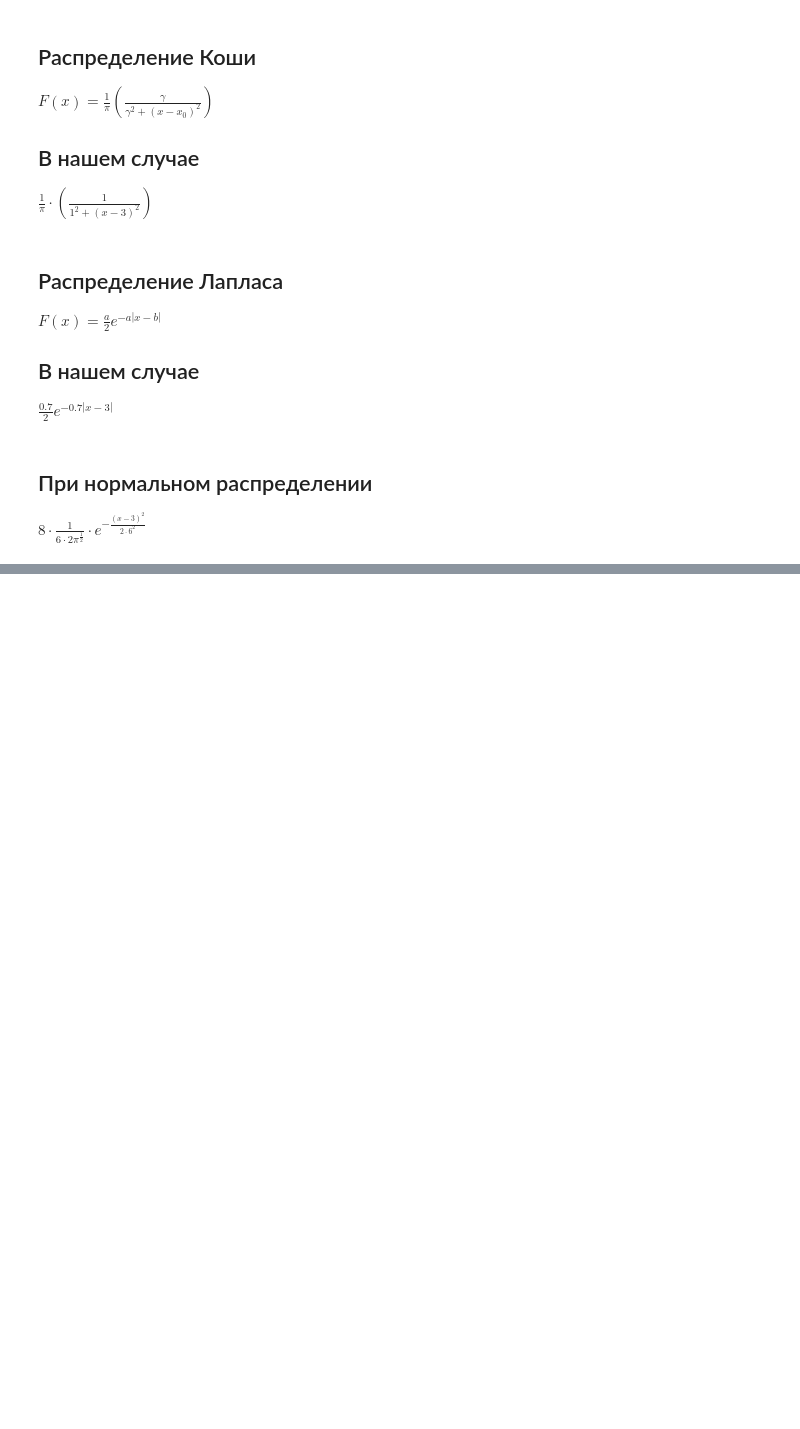
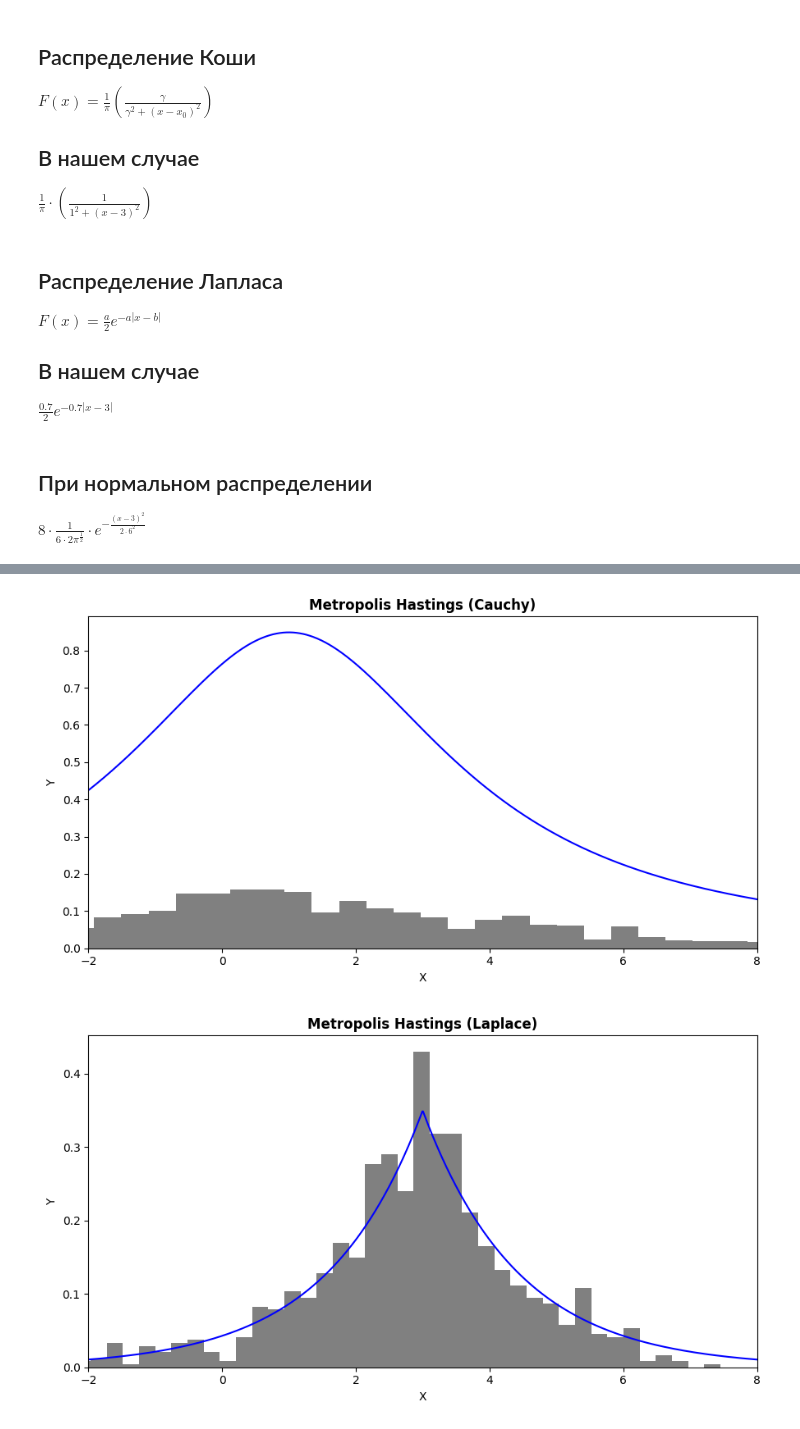
Before and after one commit to GitGood2000/114M_AI, a Jupyter notebook: LAB_07/Lab07.ipynb, the cells around one changed output, grey strips where cells are left out. Cells and saved outputs as stored; diff of their text form; code cells hidden in the pictures; blank space fills up the shorter version.

```diff
--- a/LAB_07/Lab07.ipynb
+++ b/LAB_07/Lab07.ipynb
@@ -54,0 +136,67 @@ $8\cdot\frac{1}{6\cdot2\pi^{\frac{1}{2}}}\cdot e^{-\frac{\left(x-3\right)^2}{2\c
+# %%
+def Metr_Hast(n,f,x0):
+    '''
+    Реализация Metropolis Hastings
+    N - количество точек (int)
+    f - функция
+    x0 - начальная точка
+    выводит плотность точек на координату...?
+    '''
+
+    x=[x0]
+    while len(x) < n:
+        x_prev = x[-1]
+        x_next = np.random.normal(x_prev)
+        ratio = f(x_next)/f(x_prev)
+        if np.random.rand() < ratio:
+            x.append(x_next)
+        else:
+            x.append(x_prev)
+    return x
+# %%
+# Изобразим график 1
+x = np.linspace(min, max, grid_points)
+y = Cauchy(x)
+
+MH_x = Metr_Hast(1000, Cauchy, 1)
+
+# Создадим график
+fig, ax = plt.subplots(figsize=(9,5))
+ax.hist(MH_x, 50, density=True, color="grey") # Плотность точек на координату
+ax.plot(x, y, color="blue") # График функции
+
+# Оформление
+ax.set_xlim((min, max))
+ax.set_title('Metropolis Hastings (Cauchy)', fontweight='bold')
+ax.set_xlabel('X')
+ax.set_ylabel('Y')
+plt.tight_layout()
+
+# Показ
+plt.show()
+
+# Изобразим график 2
+x = np.linspace(min, max, grid_points)
+y = Laplace(x)
+
+MH_x = Metr_Hast(1000, Laplace, 1)
+
+points = np.zeros((1000))
+
+# Создадим график
+fig, ax = plt.subplots(figsize=(9,5))
+ax.hist(MH_x, 50, density=True, color="grey") # Плотность точек на координату
+ax.plot(x, y, color="blue") # График функции
+
+# Оформление
+ax.set_xlim((min, max))
+ax.set_title('Metropolis Hastings (Laplace)', fontweight='bold')
+ax.set_xlabel('X')
+ax.set_ylabel('Y')
+plt.tight_layout()
+
+# Показ
+plt.show()
+# %% [output]
+[figure, added]
+[figure, added]
```
Also changed, not shown: parts of 5 cells of this notebook.
